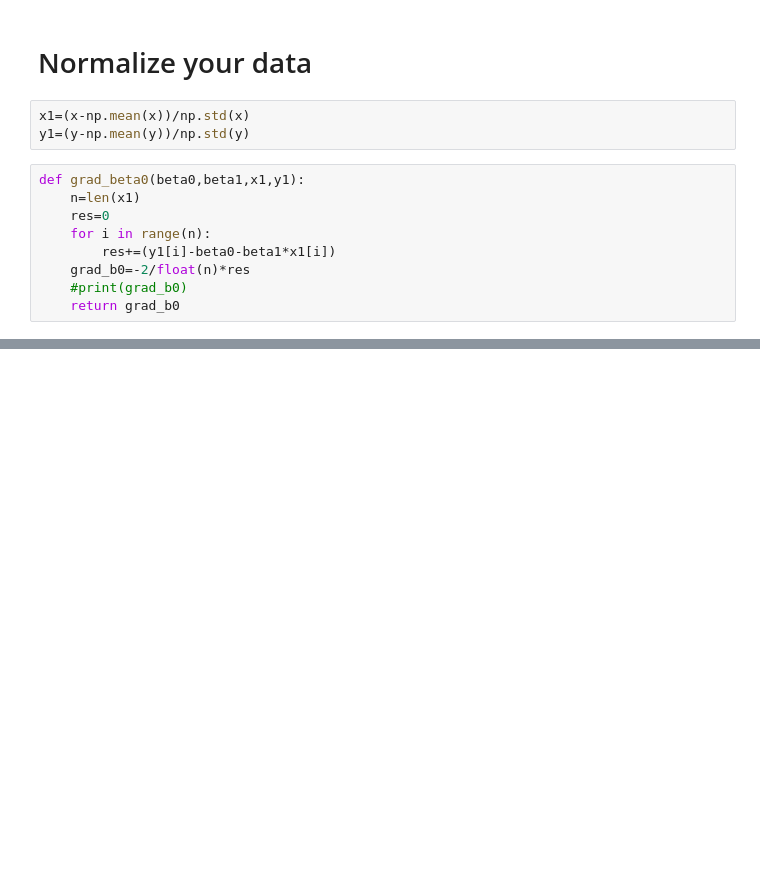
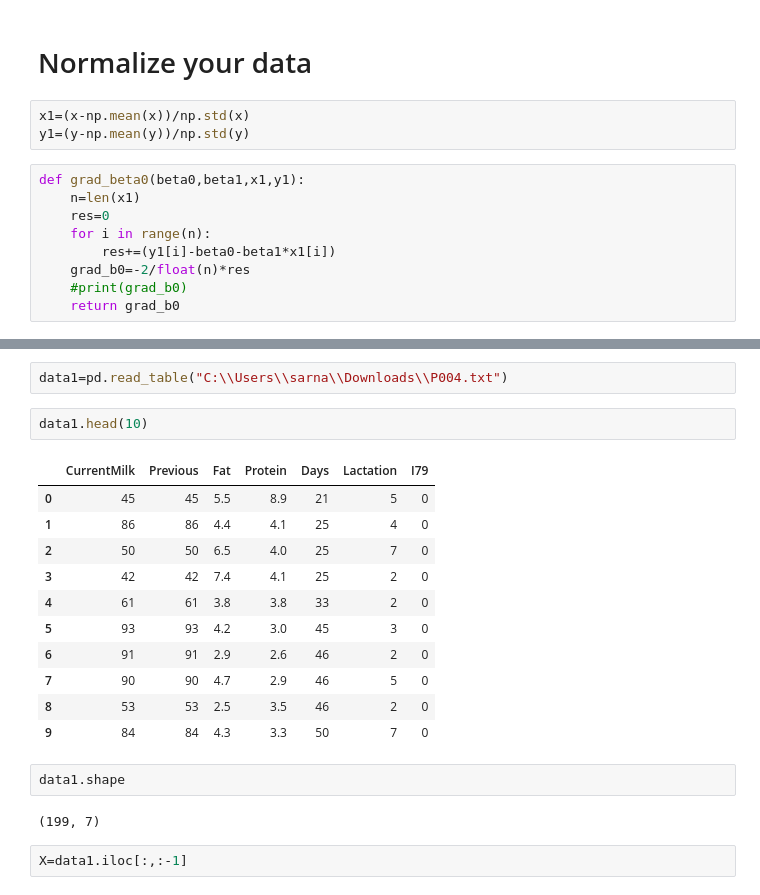
Before and after one commit to Sarnadip15703/MCA_Lab_Practical, a Jupyter notebook: MACHINE LEARNING/ML lab.ipynb, the cells around one changed output, grey strips where cells are left out. Saved outputs shown, nothing was run; the diff lists cells and outputs as text; blank space fills up the shorter version.

```diff
--- a/MACHINE LEARNING/ML lab.ipynb
+++ b/MACHINE LEARNING/ML lab.ipynb
@@ -257,0 +268,22 @@ def grad_beta0(beta0,beta1,x1,y1):
+# %%
+data1=pd.read_table("C:\\Users\\sarna\\Downloads\\P004.txt")
+# %%
+data1.head(10)
+# %% [output]
+|  | CurrentMilk | Previous | Fat | Protein | Days | Lactation | I79 |
+| 0 | 45 | 45 | 5.5 | 8.9 | 21 | 5 | 0 |
+| 1 | 86 | 86 | 4.4 | 4.1 | 25 | 4 | 0 |
+| 2 | 50 | 50 | 6.5 | 4.0 | 25 | 7 | 0 |
+| 3 | 42 | 42 | 7.4 | 4.1 | 25 | 2 | 0 |
+| 4 | 61 | 61 | 3.8 | 3.8 | 33 | 2 | 0 |
+| 5 | 93 | 93 | 4.2 | 3.0 | 45 | 3 | 0 |
+| 6 | 91 | 91 | 2.9 | 2.6 | 46 | 2 | 0 |
+| 7 | 90 | 90 | 4.7 | 2.9 | 46 | 5 | 0 |
+| 8 | 53 | 53 | 2.5 | 3.5 | 46 | 2 | 0 |
+| 9 | 84 | 84 | 4.3 | 3.3 | 50 | 7 | 0 |
+# %%
+data1.shape
+# %% [output]
+(199, 7)
+# %%
+X=data1.iloc[:,:-1]
```
Also changed, not shown: parts of 15 cells of this notebook, 12 other files.
